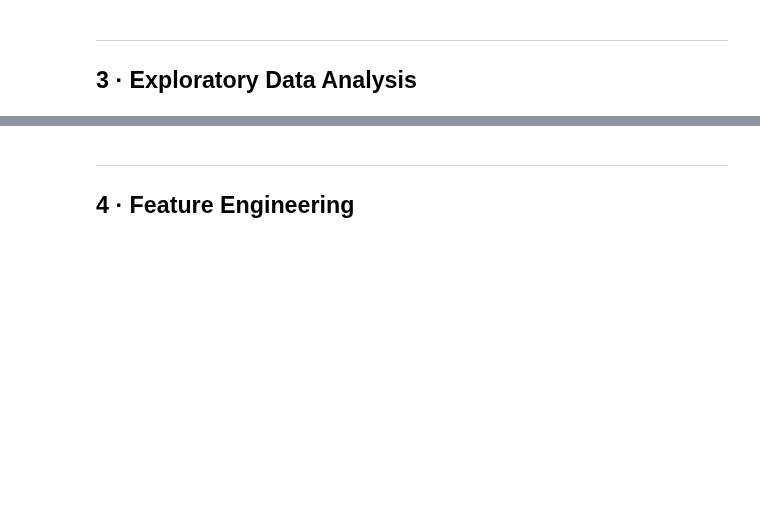
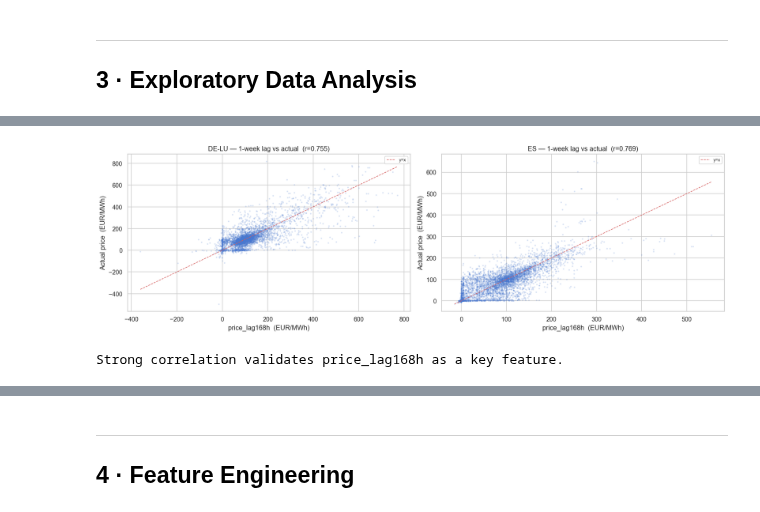
Before and after one commit to lturgut/electricity-forecast, a Jupyter notebook: model.ipynb, the cells around one changed output, grey strips where cells are left out. Saved outputs shown, nothing was run; the diff lists cells and outputs as text; code cells hidden in the pictures; blank space fills up the shorter version.

```diff
--- a/model.ipynb
+++ b/model.ipynb
@@ -335,0 +451,27 @@ for zone, df in merged.items():
+# %%
+# ── 4. Feature validation: does price_lag168h actually predict price? ─────────
+fig, axes = plt.subplots(1, 2, figsize=(16, 5))
+
+for ax, (zone, df) in zip(axes, merged.items()):
+    lag168 = df['price'].shift(168).dropna()
+    actual = df['price'].reindex(lag168.index).dropna()
+    common = lag168.index.intersection(actual.index)
+
+    sample_idx = np.random.default_rng(42).choice(len(common), size=min(5000, len(common)), replace=False)
+    x = lag168.loc[common].iloc[sample_idx]
+    y = actual.loc[common].iloc[sample_idx]
+
+    corr = x.corr(y)
+    ax.scatter(x, y, alpha=0.15, s=3)
+    ax.plot([x.min(), x.max()], [x.min(), x.max()], 'r--', lw=1, label='y=x')
+    ax.set_xlabel('price_lag168h  (EUR/MWh)')
+    ax.set_ylabel('Actual price  (EUR/MWh)')
+    ax.set_title(f'{zone} — 1-week lag vs actual  (r={corr:.3f})')
+    ax.legend(fontsize=8)
+
+plt.tight_layout()
+plt.show()
+print('Strong correlation validates price_lag168h as a key feature.')
+# %% [output]
+[figure, added]
+Strong correlation validates price_lag168h as a key feature.
```
Also changed, not shown: parts of 30 cells of this notebook, 1 other file.
